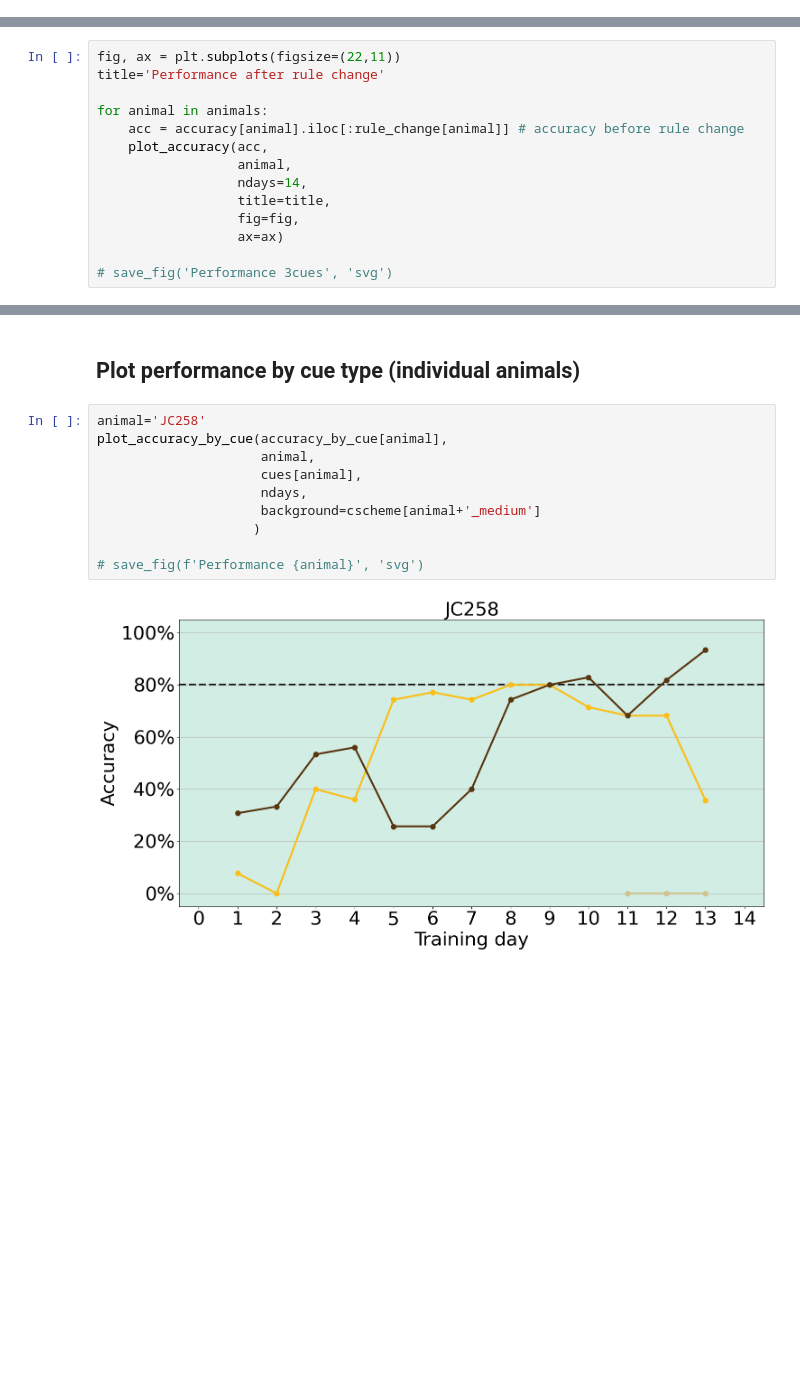
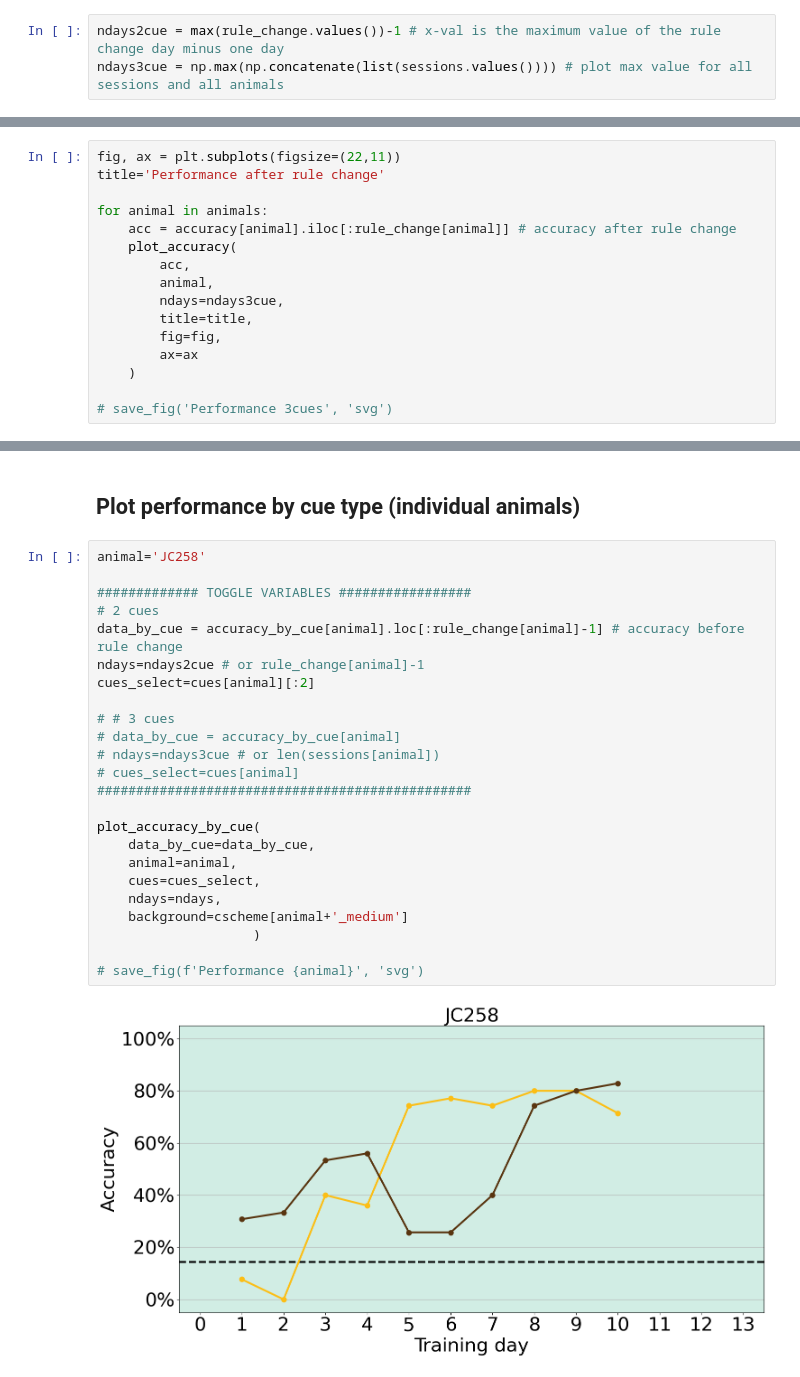
Before and after one commit to acumpelik/mPFC-analysis, a Jupyter notebook: analyzeBehavior.ipynb, the cells around one changed output, grey strips where cells are left out. Cells and saved outputs as stored; diff of their text form; blank space fills up the shorter version.

```diff
--- a/analyzeBehavior.ipynb
+++ b/analyzeBehavior.ipynb
@@ -63,6 +63,9 @@ for animal in animals:
 # Plotting
 # %% [markdown]
 ## Plot accuracy before rule change
+# %%
+ndays2cue = max(rule_change.values())-1 # x-val is the maximum value of the rule change day minus one day
+ndays3cue = np.max(np.concatenate(list(sessions.values()))) # plot max value for all sessions and all animals
 # %%
 fig, ax = plt.subplots(figsize=(22,11))
 title='Performance before rule change'
@@ -87,13 +92,15 @@ fig, ax = plt.subplots(figsize=(22,11))
 title='Performance after rule change'
 
 for animal in animals:
-    acc = accuracy[animal].iloc[:rule_change[animal]] # accuracy before rule change
-    plot_accuracy(acc,
-                  animal,
-                  ndays=14,
-                  title=title,
-                  fig=fig,
-                  ax=ax)
+    acc = accuracy[animal].iloc[:rule_change[animal]] # accuracy after rule change
+    plot_accuracy(
+        acc,
+        animal,
+        ndays=ndays3cue,
+        title=title,
+        fig=fig,
+        ax=ax
+    )
 
 # save_fig('Performance 3cues', 'svg')
 # %% [output]
@@ -162,13 +154,27 @@ for ax, animal in zip(axes.flatten(), animals):
 ## Plot performance by cue type (individual animals)
 # %%
 animal='JC258'
-plot_accuracy_by_cue(accuracy_by_cue[animal],
-                     animal,
-                     cues[animal],
-                     ndays,
-                     background=cscheme[animal+'_medium']
+
+############# TOGGLE VARIABLES #################
+# 2 cues
+data_by_cue = accuracy_by_cue[animal].loc[:rule_change[animal]-1] # accuracy before rule change
+ndays=ndays2cue # or rule_change[animal]-1
+cues_select=cues[animal][:2]
+
+# # 3 cues
+# data_by_cue = accuracy_by_cue[animal]
+# ndays=ndays3cue # or len(sessions[animal])
+# cues_select=cues[animal]
+################################################
+
+plot_accuracy_by_cue(
+    data_by_cue=data_by_cue,
+    animal=animal,
+    cues=cues_select,
+    ndays=ndays,
+    background=cscheme[animal+'_medium']
                     )
 
 # save_fig(f'Performance {animal}', 'svg')
 # %% [output]
-[figure, old version]
+[figure, new version]
```
Also changed, not shown: parts of 8 cells of this notebook, 1 other file.
